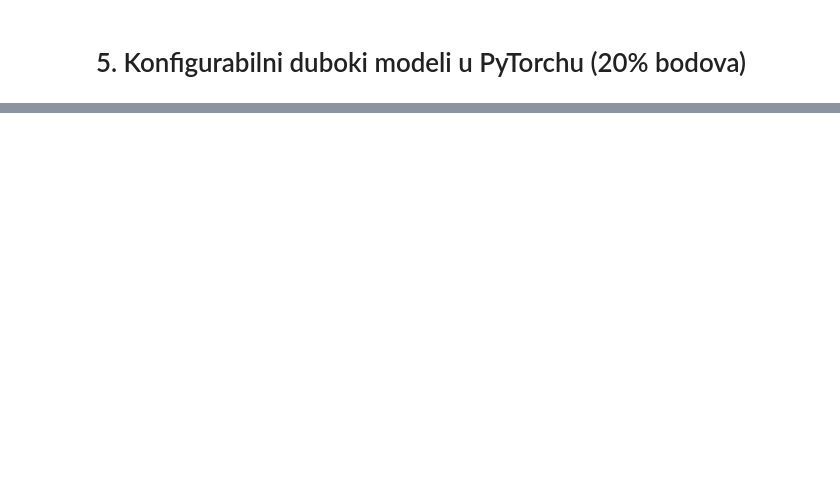
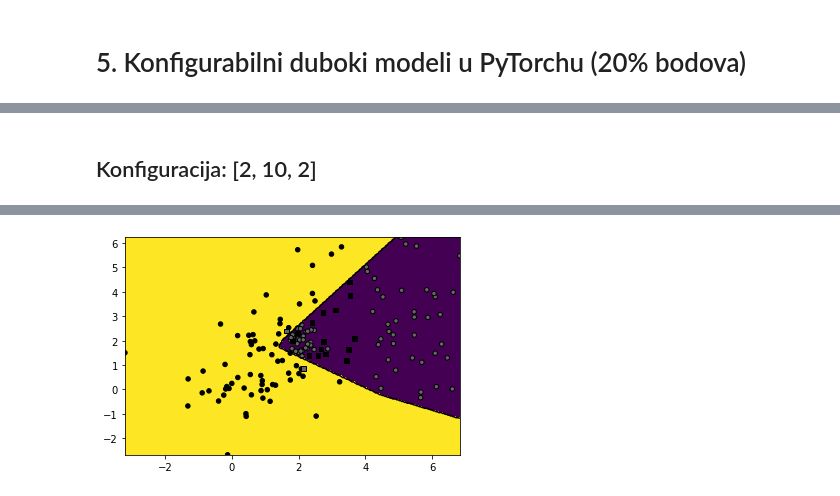
Before and after one commit to angello2/DU, a Jupyter notebook: lab1/lab1.ipynb, the cells around one changed output, grey strips where cells are left out. Saved outputs shown, nothing was run; the diff lists cells and outputs as text; code cells hidden in the pictures; blank space fills up the shorter version.

```diff
--- a/lab1/lab1.ipynb
+++ b/lab1/lab1.ipynb
@@ -476,0 +509,16 @@ Precision & recall for class 1 :  (0.43333333333333335, 0.8125)
+# %% [markdown]
+## Konfiguracija: [2, 10, 2]
+# %%
+parameter_list = [2,10,2]
+ptd = pt_deep.PTDeep(parameter_list, activation)
+ptd.train(X, Y_, 1000, 0.1)
+Y = ptd.evaluate(X)
+accuracy, pr, M = data.eval_perf_multi(Y, Y_)
+print("Accuracy: ", accuracy)
+for i in range(2):
+    print("Precision & recall for class", i, ": ", pr[i])
+rect = (np.min(X.numpy(), axis=0), np.max(X.numpy(), axis=0))
+data.graph_surface(lambda X: ptd.evaluate(X), rect)
+data.graph_data(X, Y_, Y)
+plt.show()
+# %% [output]
@@ -476,0 +538 @@ Precision & recall for class 1 :  (0.43333333333333335, 0.8125)
+[figure, added]
```
Also changed, not shown: parts of 54 cells of this notebook, 7 other files.
